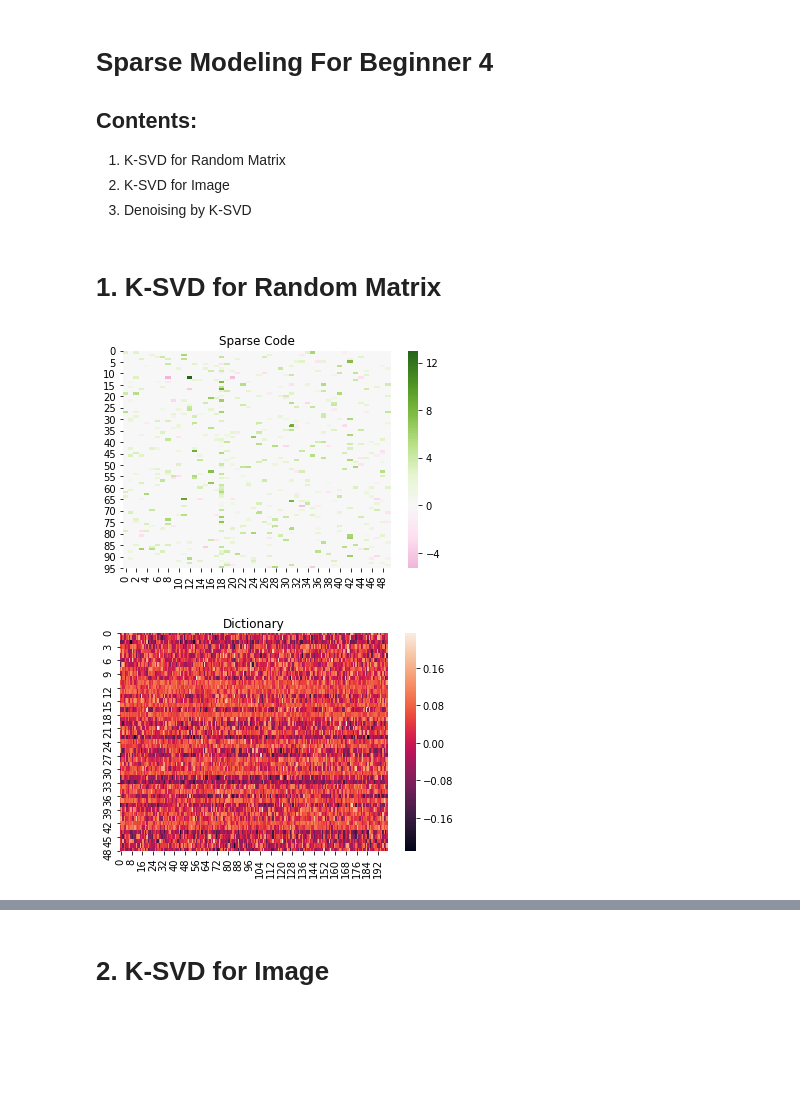
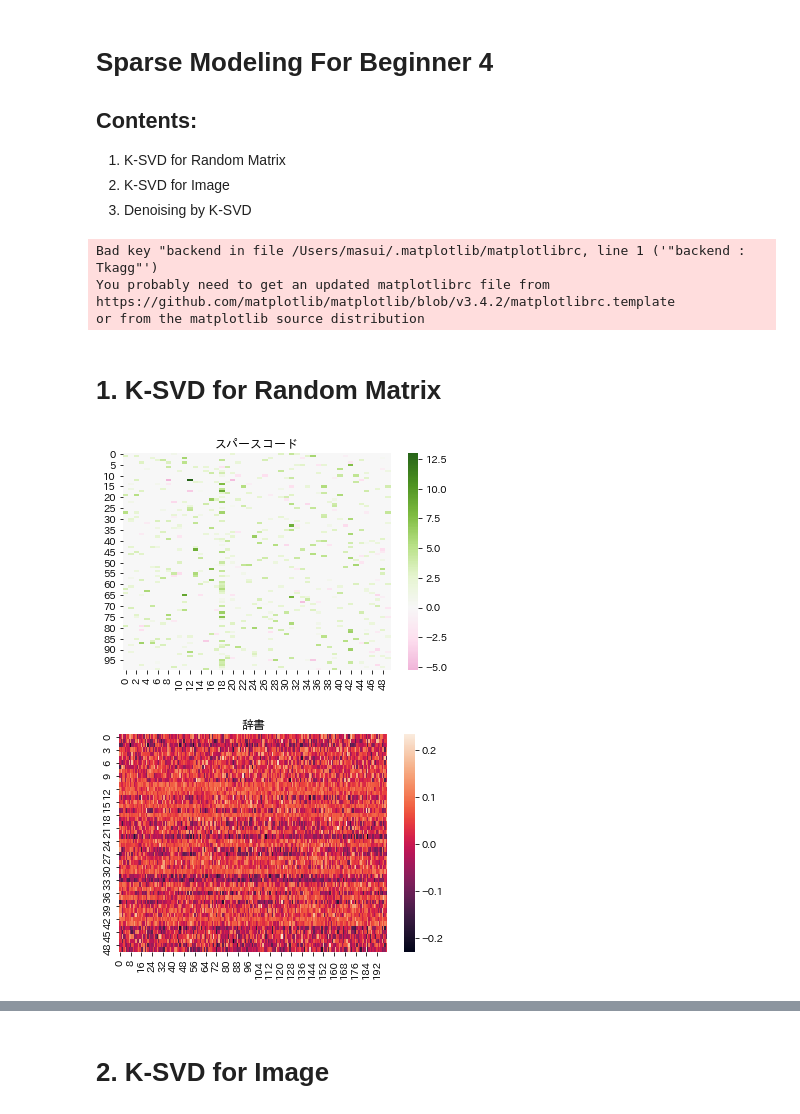
Before and after one commit to hacarus/codezine-sparse-modeling, a Jupyter notebook: 4/ksvd.ipynb, the cells around one changed output, grey strips where cells are left out. Saved outputs shown, nothing was run; the diff lists cells and outputs as text; code cells hidden in the pictures; blank space fills up the shorter version.

```diff
--- a/4/ksvd.ipynb
+++ b/4/ksvd.ipynb
@@ -11,7 +11,14 @@ import matplotlib.pyplot as plt
 import seaborn as sns
 %matplotlib inline
 
+plt.rcParams["font.family"] = "IPAexGothic"
+
 np.random.seed(41)
+# %% [output]
+Bad key "backend in file /Users/masui/.matplotlib/matplotlibrc, line 1 ('"backend : Tkagg"')
+You probably need to get an updated matplotlibrc file from
+https://github.com/matplotlib/matplotlib/blob/v3.4.2/matplotlibrc.template
+or from the matplotlib source distribution
 # %% [markdown]
 # 1. K-SVD for Random Matrix
 # %%
@@ -23,16 +30,16 @@ X = ksvd.fit_transform(Y)
 D = ksvd.components_
 # %%
 sns.heatmap(X, center = 0, cmap='PiYG')
-plt.title("Sparse Code")
+plt.title("スパースコード")
 plt.savefig("./img/sparse_code.png")
 # %% [output]
-[figure, old version]
+[figure, new version]
 # %%
 sns.heatmap(D)
-plt.title("Dictionary")
+plt.title("辞書")
 plt.savefig("./img/dictionary.png")
 # %% [output]
-[figure, old version]
+[figure, new version]
 # %%
 error = Y - X.dot(D)
 
```
Also changed, not shown: parts of 10 cells of this notebook, 7 other files.
